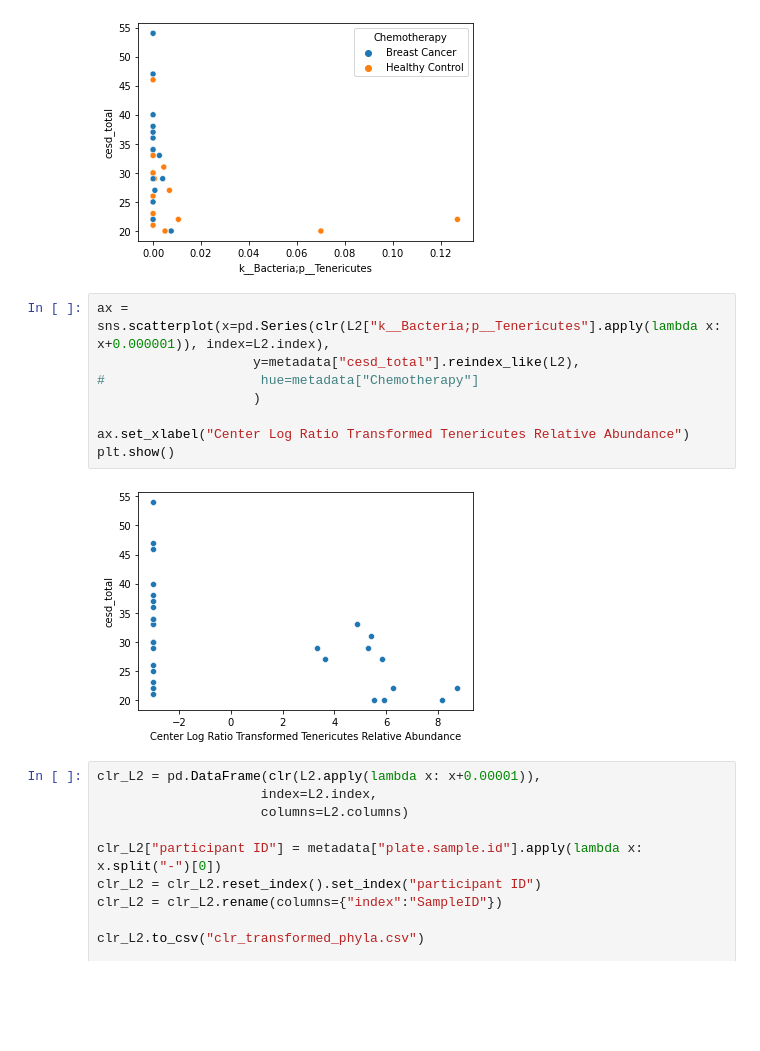
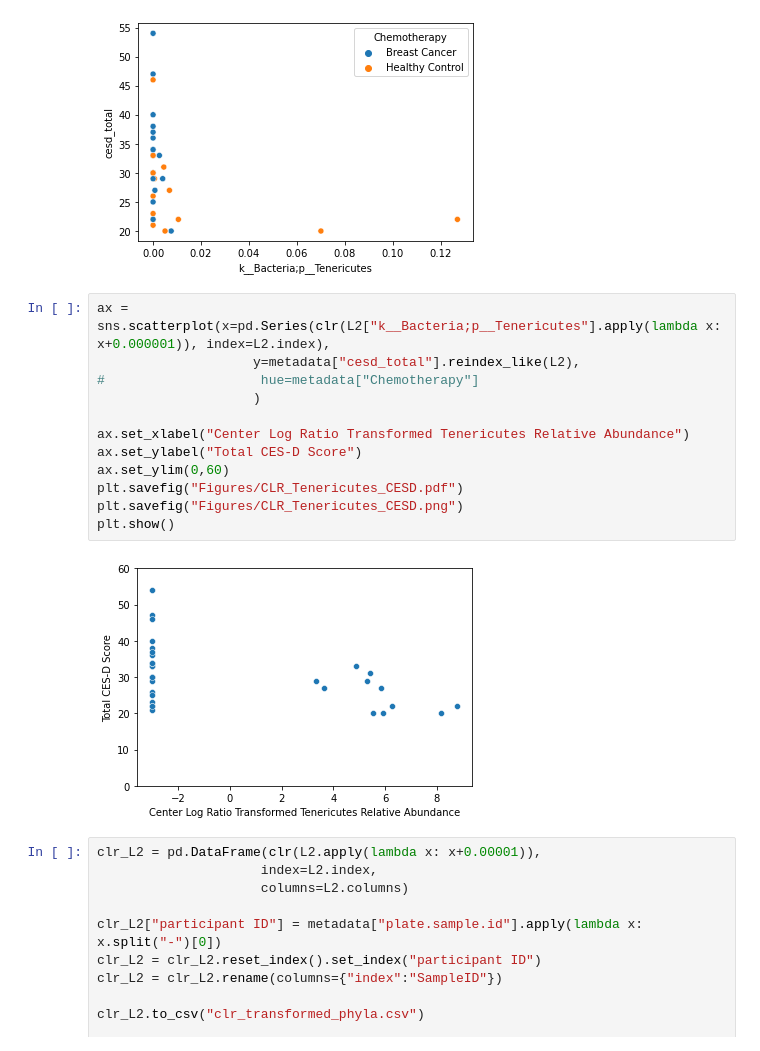
Before and after one commit to sterrettJD/Chemobrain, a Jupyter notebook: Reanalyze-after-blooms-removed.ipynb, the cells around one changed output. Cells and saved outputs as stored; diff of their text form; blank space fills up the shorter version.

```diff
--- a/Reanalyze-after-blooms-removed.ipynb
+++ b/Reanalyze-after-blooms-removed.ipynb
@@ -585,13 +590,17 @@ ax = sns.scatterplot(x=L2["k__Bacteria;p__Tenericutes"],
 # %%
 ax = sns.scatterplot(x=pd.Series(clr(L2["k__Bacteria;p__Tenericutes"].apply(lambda x: x+0.000001)), index=L2.index),
                     y=metadata["cesd_total"].reindex_like(L2),
 #                    hue=metadata["Chemotherapy"]
                     )
 
 ax.set_xlabel("Center Log Ratio Transformed Tenericutes Relative Abundance")
+ax.set_ylabel("Total CES-D Score")
+ax.set_ylim(0,60)
+plt.savefig("Figures/CLR_Tenericutes_CESD.pdf")
+plt.savefig("Figures/CLR_Tenericutes_CESD.png")
 plt.show()
 # %% [output]
-[figure, old version]
+[figure, new version]
 # %%
 clr_L2 = pd.DataFrame(clr(L2.apply(lambda x: x+0.00001)),
                      index=L2.index,
```
Also changed, not shown: parts of 15 cells of this notebook.
